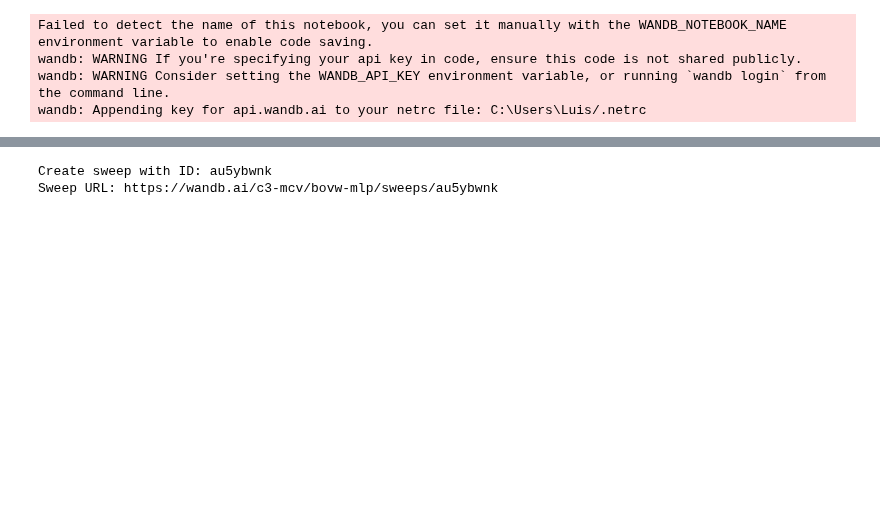
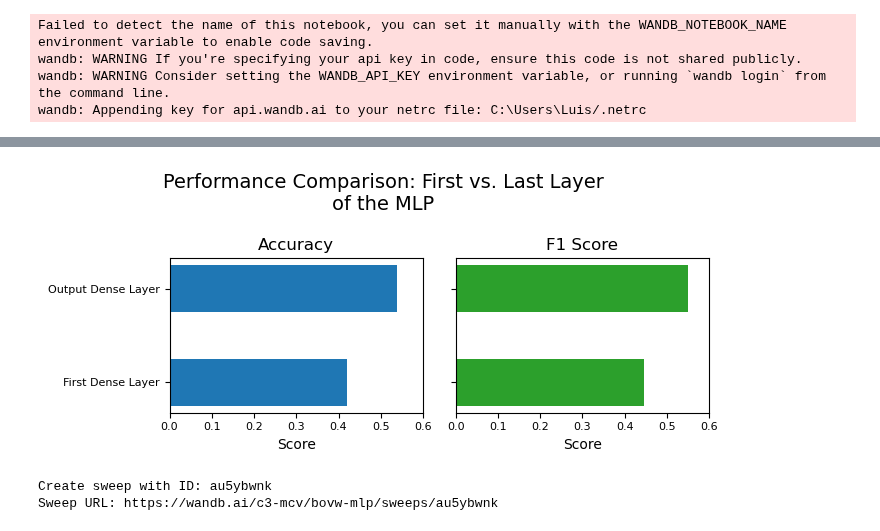
Before and after one commit to MCV-C3/project23-24-08, a Jupyter notebook: Task2/code.ipynb, the cells around one changed output, grey strips where cells are left out. Saved outputs shown, nothing was run; the diff lists cells and outputs as text; code cells hidden in the pictures; blank space fills up the shorter version.

Commit message:
last changes

```diff
--- a/Task2/code.ipynb
+++ b/Task2/code.ipynb
@@ -690,3 +594,33 @@ print(average_f1(predictions, bovw.test_dataset['labels']))
+# %%
+# Values for the bar plots
+models = ['First Dense Layer', 'Output Dense Layer']
+accuracy = [0.421, 0.539]
+f1_score = [0.445, 0.551]
+
+fig, ax = plt.subplots(1, 2, figsize=(7, 3), sharey=True)
+
+# Plotting accuracy
+ax[0].barh(models, accuracy, color='tab:blue', height=0.5)
+ax[0].set_title('Accuracy', fontsize=12)
+ax[0].set_xlim(0, 0.6)
+
+# Plotting F1 score
+ax[1].barh(models, f1_score, color='tab:green', height=0.5)
+ax[1].set_title('F1 Score', fontsize=12)
+ax[1].set_xlim(0, 0.6)
+
+# Adding labels and fine-tuning the layout
+for a in ax:
+    a.set_xlabel('Score', fontsize=10)
+    a.tick_params(axis='both', which='major', labelsize=8)
+
+# Centering and breaking the title line
+plt.suptitle('Performance Comparison: First vs. Last Layer\nof the MLP', fontsize=14)
+plt.tight_layout()
+
+plt.show()
+# %% [output]
+[figure, added]
 # %%
 # Define the sweep for each classifier and each descriptor
 sweep_configuration = {
```
Also changed, not shown: parts of 2 cells of this notebook, 2 other files.
